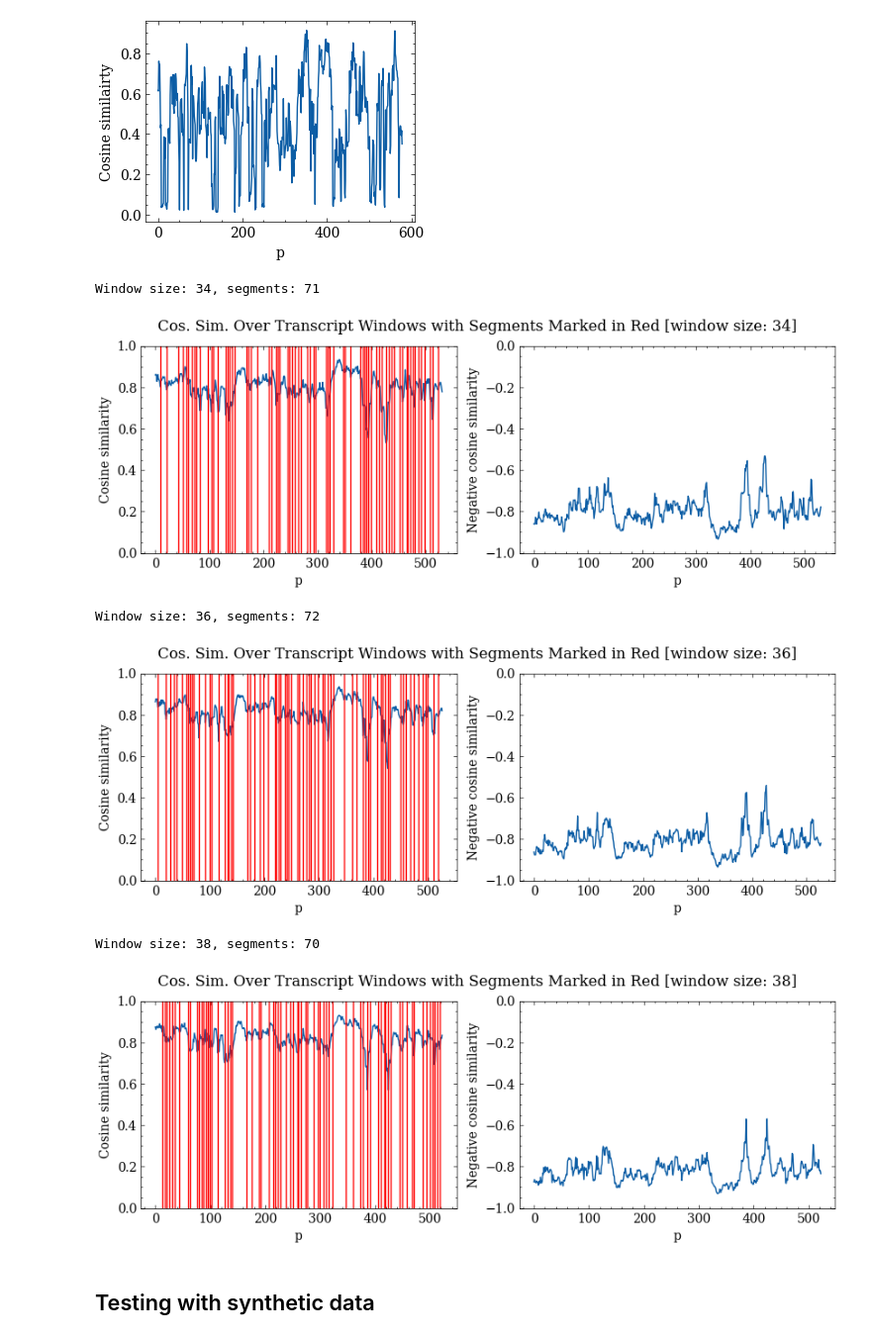
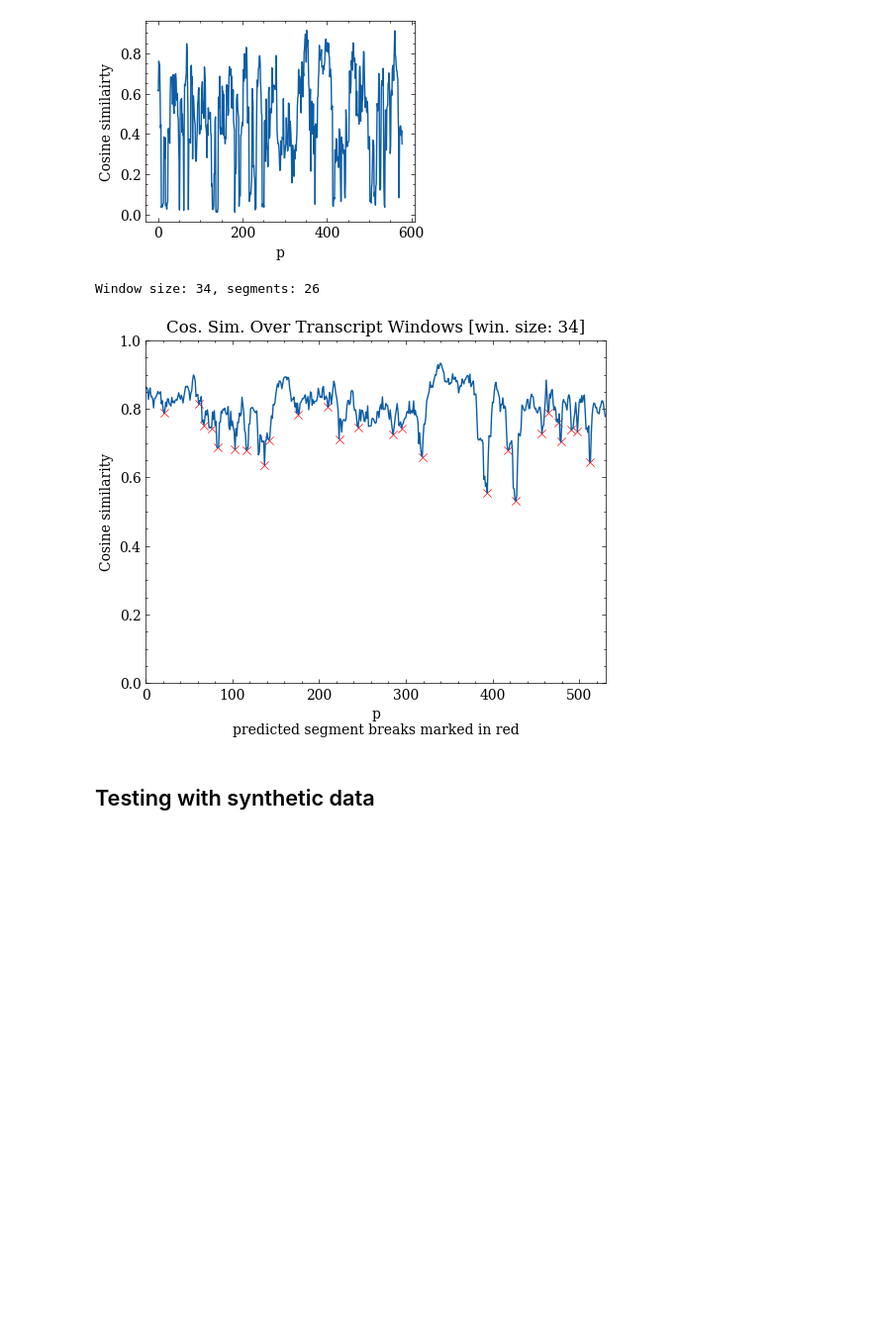
Before and after one commit to OskarMunck/Thesis, a Jupyter notebook: 4.topic_tiling.ipynb, the cells around one changed output. Shown at 99% size. Cells and saved outputs as stored; diff of their text form; code cells hidden in the pictures; blank space fills up the shorter version.

Commit message:
fix plot

```diff
--- a/4.topic_tiling.ipynb
+++ b/4.topic_tiling.ipynb
@@ -74,7 +74,7 @@ def find_minimas(window_cosines, window_size, print_state, height_param):
     """
     window_cosines_neg = window_cosines*-1
     # Find index of minimas, distance = 3 since the smallest segment in our annotations is 3 sentences
-    minimas, _ = find_peaks(window_cosines_neg, distance=3, height=height_param*-1)
+    minimas, _ = find_peaks(window_cosines_neg, distance=3, width=2, height=height_param*-1)
     if print_state == 1:
         for position in minimas:
             print(f"Candidate boundary at sent. {position+window_size}, p:{position}, value (cos sim): {window_cosines[position]:.4f}")
@@ -185,24 +185,18 @@ def plot_cosine_scores(cosine_similarities_for_windows, window_size, boundaries=
     boundaries (list, optional): List of int:s containing placements of segment boundaries.
     """
     plt.style.use(['science','no-latex'])
+    figure(figsize=(6, 4.5))
 
-    fig, axs = plt.subplots(1, 2, figsize=(10, 3))
-    sns.lineplot(cosine_similarities_for_windows, ax=axs[0])
-    axs[0].set_ylim(bottom=0, top=1)
-    axs[0].set_xlabel("p")
-    axs[0].set_ylabel("Cosine similarity")
+    ax = sns.lineplot(cosine_similarities_for_windows)
+    ax.set_ylim(bottom=0, top=1)
+    ax.set_xlim(left=0, right=len(cosine_similarities_for_windows))
+    ax.set_xlabel("p\npredicted segment breaks marked in red")
+    ax.set_ylabel("Cosine similarity")
     if boundaries != None:
-        for seg_bound in boundaries:
-            plt.plot(peaks, x[peaks], "x")
-            axs[0].axvline(seg_bound-window_size, color='r')
+        boundaries_np = np.array(boundaries) - window_size
+        ax = sns.scatterplot(x= boundaries_np, y=cosine_similarities_for_windows[boundaries_np], marker="x", color='r')
 
-    neg_cosines_of_windows= cosine_similarities_for_windows*-1
-    sns.lineplot(neg_cosines_of_windows, ax=axs[1])
-    axs[1].set_ylim(bottom=-1, top=0)
-    axs[1].set_xlabel("p")
-    axs[1].set_ylabel("Negative cosine similarity")
-
-    fig.suptitle(f"Cos. Sim. Over Transcript Windows with Segments Marked in Red [window size: {window_size}]")
+    ax.set_title(f"Cos. Sim. Over Transcript Windows [win. size: {window_size}]")
     plt.show()
 
 
@@ -477,22 +450,18 @@ plt.show()
 [figure]
 # %%
 # Plot and analyse with different size windows
-windows = [i for i in range(34, 40, 2)]
+windows = [i for i in range(34, 35, 2)]
 
 for win in windows:
     bounds = segmentation_main_call(pipeline_df, print_state_min=False, print_state_depth=False, window=win, height=0.95)
     cos_sims = window_cosine_sim(pipeline_df, window_size=win)
     print(f'Window size: {win}, segments: {len(bounds)}')
     plot_cosine_scores(cos_sims, window_size=win, boundaries=bounds)
 
-# after depth score alteration
+# after width arg
 # %% [output]
-Window size: 34, segments: 71
+Window size: 34, segments: 26
-[figure, old version]
+[figure, new version]
-Window size: 36, segments: 72
-[figure, removed]
-Window size: 38, segments: 70
-[figure, removed]
 # %% [markdown]
 ## Testing with synthetic data
 # %% [markdown]
```
Also changed, not shown: parts of 5 cells of this notebook.
